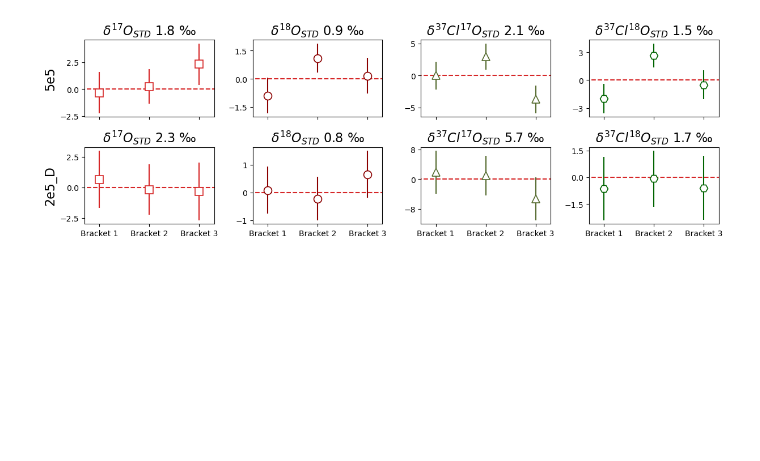
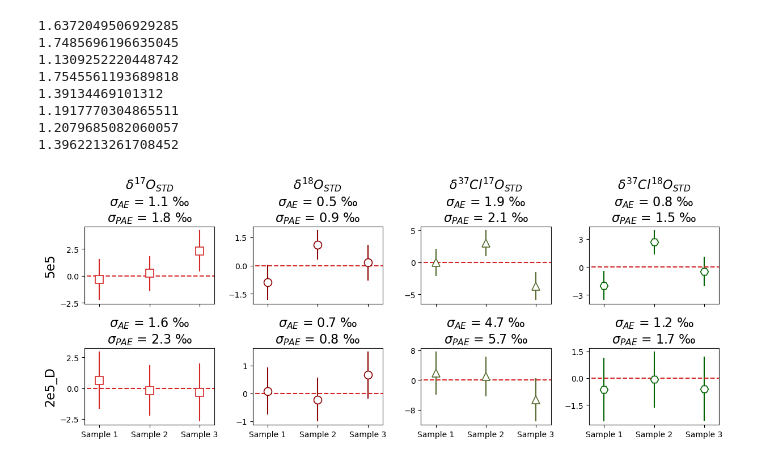
Before and after one commit to Csernica/Reservoir-Injection, a Jupyter notebook: Perchlorate Figures.ipynb, the cells around one changed output. Saved outputs shown, nothing was run; the diff lists cells and outputs as text; code cells hidden in the pictures; blank space fills up the shorter version.

```diff
--- a/Perchlorate Figures.ipynb
+++ b/Perchlorate Figures.ipynb
@@ -270,7 +311,7 @@ fig.savefig('Perchlorate Replicability.eps')
 # %%
 #Second output plot; remaining data
 
-fig, axes = plt.subplots(nrows = 2, ncols = 4, figsize = (15*0.82,5*0.82),
+fig, axes = plt.subplots(nrows = 2, ncols = 4, figsize = (15*0.82,6*0.82),
                          gridspec_kw={'width_ratios': [1,1,1,1]}, sharex = 'col')
 
 #relevant plot parameters
@@ -322,37 +363,57 @@ for plotIdx, plotKey in enumerate(plotKeys):
                 markersize = plotParamsDict[ratKey]['markersize'],
                 mfc = plotParamsDict[ratKey]['mfc'],
                 mec = plotParamsDict[ratKey]['mec'],
                 ecolor = plotParamsDict[ratKey]['mec'],
                 mew  = plotParamsDict[ratKey]['mew'])
 
         #label axis
         xticks = list(range(3))
-        xtickLabels = ['Bracket 1', 'Bracket 2','Bracket 3']
+        xtickLabels = ['Sample 1', 'Sample 2','Sample 3']
 
         #beautify axis
         cAx.set_xlim(-0.3,2.3)
 
         cAx.set_xticks(xticks)
         cAx.set_xticklabels(xtickLabels)
         if ratIdx == 0:
             cAx.set_ylabel(plotKeys[plotIdx], fontsize = 16)
 
         cAx.hlines(0,-0.5,2.5,linestyle = '--',color = actualValueColor,
                 label = "Independent  Value")
 
         cAx.yaxis.set_major_locator(plt.MaxNLocator(3))
 
         #Add precision labels
-        thisPrecision = np.array(standardizedTriplicates[plotKey][ratKey]['RSEs']).mean()
-        cAx.set_title(fancyRatKeys[ratIdx] + " {:.1f}".format(thisPrecision) + " ‰", fontsize = 16)
+        if plotIdx == 0:
+            thisPAE = np.array(standardizedTriplicates[plotKey][ratKey]['RSEs']).mean()
+            thisER = np.array(standardizedTriplicates[plotKey][ratKey]['Deltas']).mean()
+            thisAE = 1000 * np.array(triplicateRatios[plotKey][ratKey]['RelStError']).mean()
+            cAx.set_title(fancyRatKeys[ratIdx] + '\n'  + "$\sigma_{AE}$ = " + "{:.1f}".format(thisAE) + " ‰" + '\n'  + "$\sigma_{PAE}$ = " + "{:.1f}".format(thisPAE) + " ‰", fontsize = 16)
+            print(thisPAE / thisAE)
+
+        else:
+            thisPAE = np.array(standardizedTriplicates[plotKey][ratKey]['RSEs']).mean()
+            thisER = np.array(standardizedTriplicates[plotKey][ratKey]['Deltas']).mean()
+            thisAE = 1000* np.array(triplicateRatios[plotKey][ratKey]['RelStError']).mean()
+
+            print(thisPAE / thisAE)
+            cAx.set_title("$\sigma_{AE}$ = " + "{:.1f}".format(thisAE) +" ‰"+ '\n' +  "$\sigma_{PAE}$ = " + "{:.1f}".format(thisPAE) + " ‰", fontsize = 16)
         #cAx.set_ylim(plotParamsDict[plotKey]['deltaYlim'])
 
 plt.tight_layout()
 
 #Output
 fig.savefig('Perchlorate Other Data.eps')
 # %% [output]
+1.6372049506929285
+1.7485696196635045
+1.1309252220448742
+1.7545561193689818
+1.39134469101312
+1.1917770304865511
+1.2079685082060057
+1.3962213261708452
-[figure, old version]
+[figure, new version]
 # %%
 #Optional csv output
 import csv
```
Also changed, not shown: parts of 4 cells of this notebook, 1 other file.
